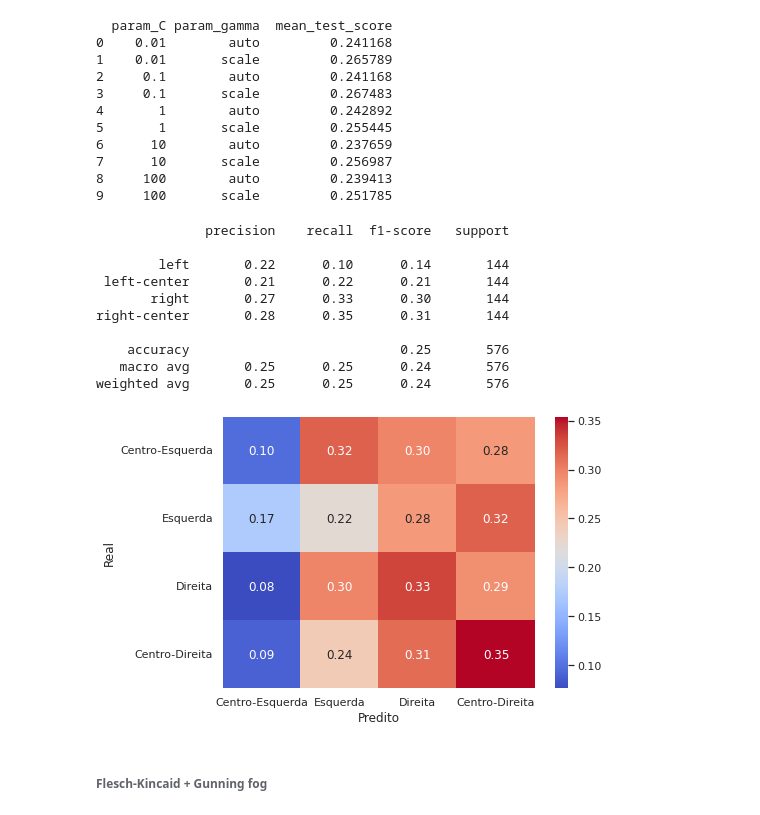
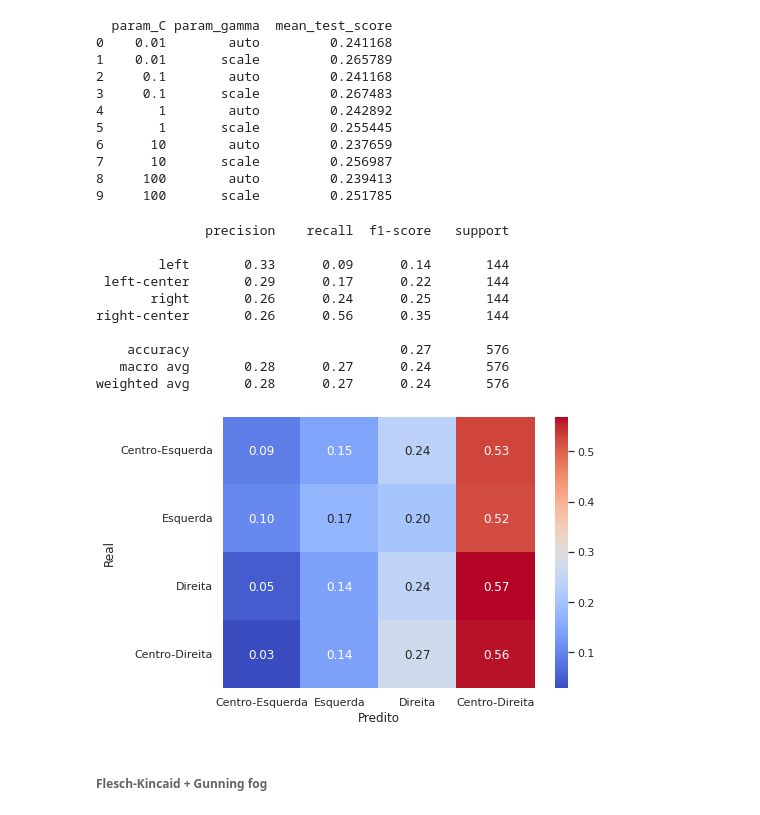
Before and after one commit to ldocarvalho/portals-bias, a Jupyter notebook: portals_bias.ipynb, the cells around one changed output. Cells and saved outputs as stored; diff of their text form; code cells hidden in the pictures.

```diff
--- a/portals_bias.ipynb
+++ b/portals_bias.ipynb
@@ -3450,19 +3450,19 @@ grid_search_cv_with_svm(X_13, y)
 # %%
 # C = 0.1, gamma = scale
 # %%
-classification_with_svm_4_classes(X_13, y, 'scale', 100, 10)
+classification_with_svm_4_classes(X_13, y, 'scale', 0.1, 10)
 # %% [output]
               precision    recall  f1-score   support
 
-        left       0.22      0.10      0.14       144
- left-center       0.21      0.22      0.21       144
-       right       0.27      0.33      0.30       144
-right-center       0.28      0.35      0.31       144
+        left       0.33      0.09      0.14       144
+ left-center       0.29      0.17      0.22       144
+       right       0.26      0.24      0.25       144
+right-center       0.26      0.56      0.35       144
 
-    accuracy                           0.25       576
-   macro avg       0.25      0.25      0.24       576
-weighted avg       0.25      0.25      0.24       576
+    accuracy                           0.27       576
+   macro avg       0.28      0.27      0.24       576
+weighted avg       0.28      0.27      0.24       576
-[figure, old version]
+[figure, new version]
 # %% [markdown]
 ###### Flesch-Kincaid + Gunning fog
 # %%
```
Also changed, not shown: parts of 14 cells of this notebook.
